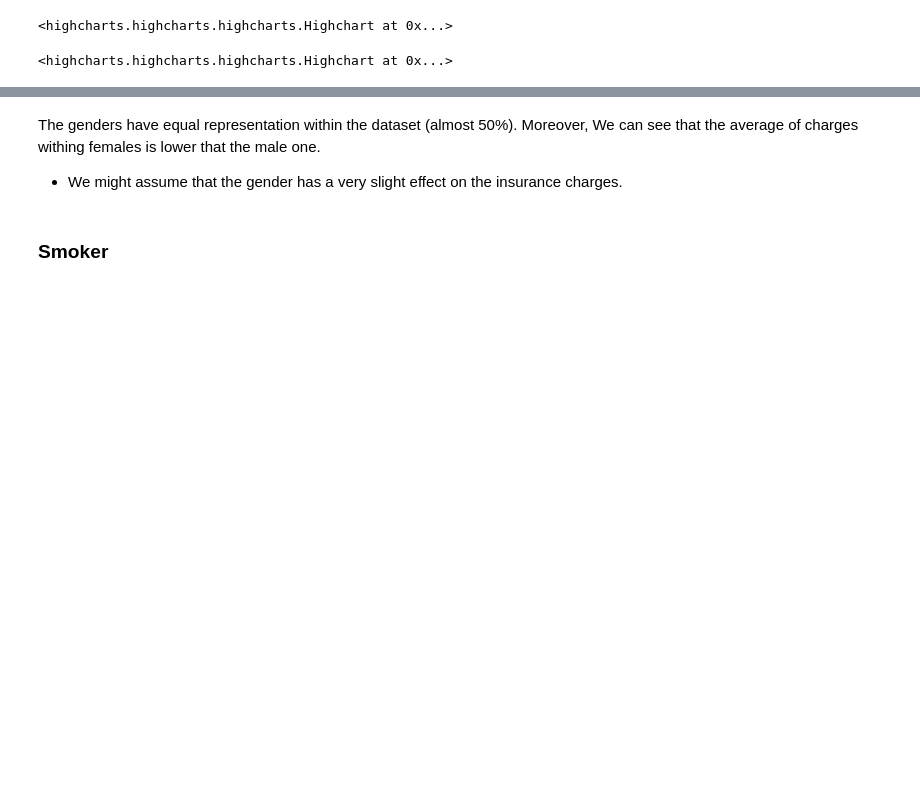
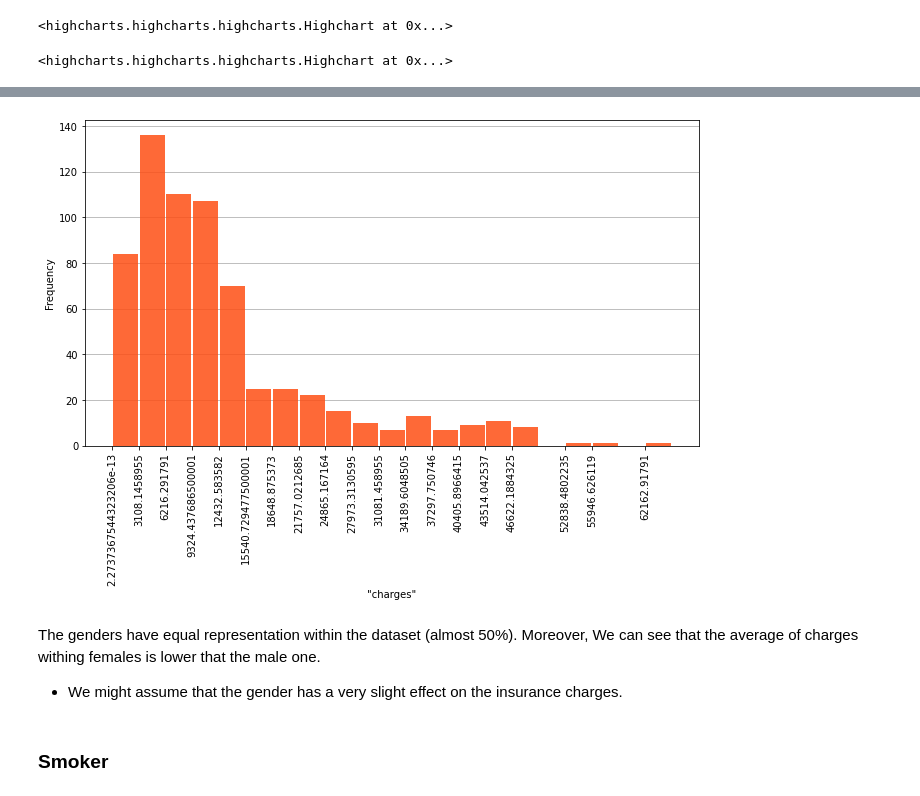
Before and after one commit to zaboura/VerticaPy, a Jupyter notebook: Health Insurance Analysis.ipynb, the cells around one changed output, grey strips where cells are left out. Drawn from its saved outputs; the diff is of its cells as text; code cells hidden in the pictures; blank space fills up the shorter version.

```diff
--- a/Health Insurance Analysis.ipynb
+++ b/Health Insurance Analysis.ipynb
@@ -169,3 +177,11 @@ insurance_data.hchart(x="sex",
+# %%
+# distribution of charges of females
+ax = insurance_data[insurance_data['sex'] == 'female']['charges'].hist(method="count",
+                                                                  nbins=20,
+                                                                  h=5,
+                                                                  color='#FE5016')
+# %% [output]
+[figure, added]
 # %% [markdown]
 The genders have equal representation within the dataset (almost 50%). Moreover,  We can see that the average of charges withing females is lower that the male one.
 - We might assume that the gender has a very slight effect on the insurance charges.
```
Also changed, not shown: parts of 27 cells of this notebook.
